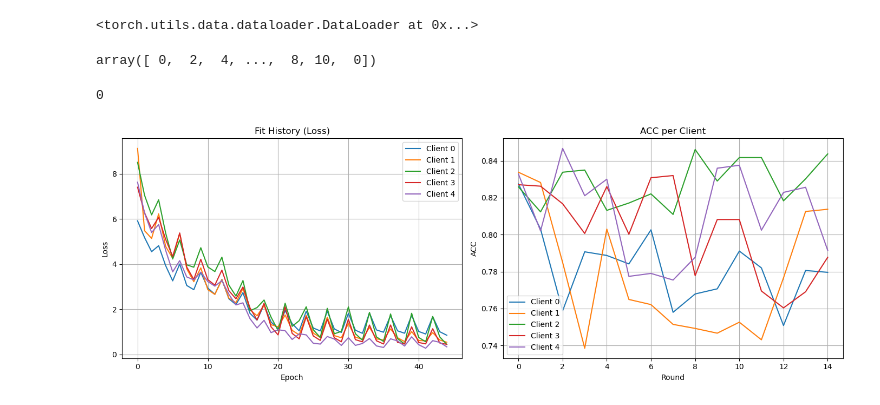
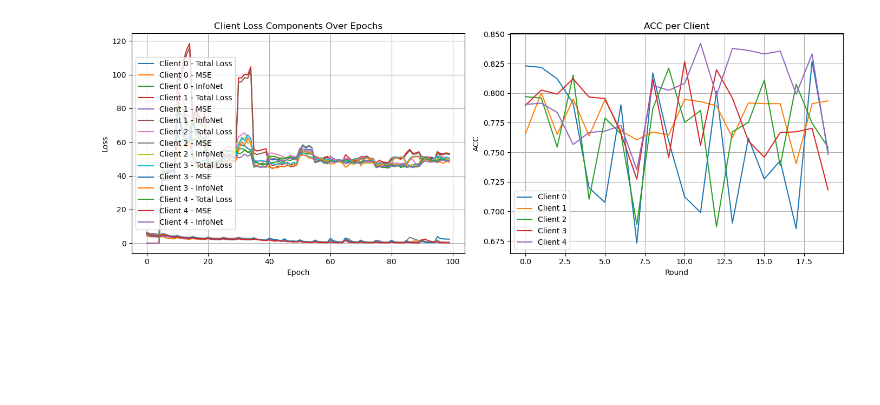
Before and after one commit to arthurhirez/FedLeaks, a Jupyter notebook: Test_Class_Fed.ipynb, the cells around one changed output. Saved outputs shown, nothing was run; the diff lists cells and outputs as text; code cells hidden in the pictures; blank space fills up the shorter version.

Commit message:
Refactored FedProto

```diff
--- a/Test_Class_Fed.ipynb
+++ b/Test_Class_Fed.ipynb
@@ -19,9 +19,9 @@ def parse_args():
     parser.add_argument('--device_id', type=int, default=0, help='The Device Id for Experiment')
 
     # Communication - epochs
-    parser.add_argument('--communication_epoch', type=int, default=2,
+    parser.add_argument('--communication_epoch', type=int, default=20,
                         help='The Communication Epoch in Federated Learning')
-    parser.add_argument('--local_epoch', type=int, default=3, help='The Local Epoch for each Participant')
+    parser.add_argument('--local_epoch', type=int, default=5, help='The Local Epoch for each Participant')
 
     # Participants info
     #TODO: LINK NUMBER OF PARTICIPANTS WITH SIMULATION
@@ -38,9 +38,9 @@ def parse_args():
                         help='Domains and respective number of participants.')
 
     ## Time series preprocessing
-    parser.add_argument('--interval_agg', type=int, default=2 * 60 ** 2,
+    parser.add_argument('--interval_agg', type=int, default=3 * 60 ** 2,
                         help='Agregation interval (seconds) of time series')
-    parser.add_argument('--window_size', type=int, default=84, help='Rolling window length')
+    parser.add_argument('--window_size', type=int, default=100, help='Rolling window length')
 
     # Model (AER) parameters
     parser.add_argument('--input_size', type=int, default=5, help='Number of sensors')  #TODO adaptar
@@ -49,7 +49,7 @@ def parse_args():
                         help='Number of LSTM units (the latent space will have dimension 2 times bigger')
 
     # Federated parameters
-    parser.add_argument('--model', type=str, default='fedavg', help='Federated Model name.', choices=get_all_models()) #fedavg
+    parser.add_argument('--model', type=str, default='fpl', help='Federated Model name.', choices=get_all_models()) #fedavg
 
     parser.add_argument('--structure', type=str, default='homogeneity')
 
@@ -88,7 +88,7 @@ args = parse_args()
 
 results = {}
 
-for scenario in ['Baseline']:#, 'AutoScenario_1']:
+for scenario in ['Baseline', 'AutoScenario_1']:
 
     results[scenario] = {}
 
@@ -129,14 +247,0 @@ Acc: 0.8990     Prec: 0.0000    Rec: 0.0000     F1: 0.0000
-# %%
-net = model.nets_list[0]
-
-loader = net.prepare_data(X = priv_train_loaders[0]['X'])
-loader
-# %% [output]
-<torch.utils.data.dataloader.DataLoader at 0x...>
-# %%
-timestamps = pd.to_datetime(priv_train_loaders[0]['X_index'], unit='s')
-hour = timestamps.hour
-label = hour.where(hour < 12, hour - 12).to_numpy()
-label
-# %% [output]
-array([ 0,  2,  4, ...,  8, 10,  0])
@@ -143,10 +321,9 @@ array([ 0,  2,  4, ...,  8, 10,  0])
 # %%
 from utils.Toolbox_analysis import plot_all_clients_side_by_side
 
-plot_all_clients_side_by_side(model, priv_train_loaders, metric='acc')
+plot_all_clients_side_by_side_proto(model, priv_train_loaders, metric='acc')
 # %% [output]
-0
-[figure, old version]
+[figure, new version]
 # %%
 # label_clients = ['District_A', 'District_B', 'District_C', 'District_D', 'District_E']
 # label_clients = ['District_A', 'District_B', 'District_C']
```
Also changed, not shown: parts of 4 cells of this notebook, 8 other files.
